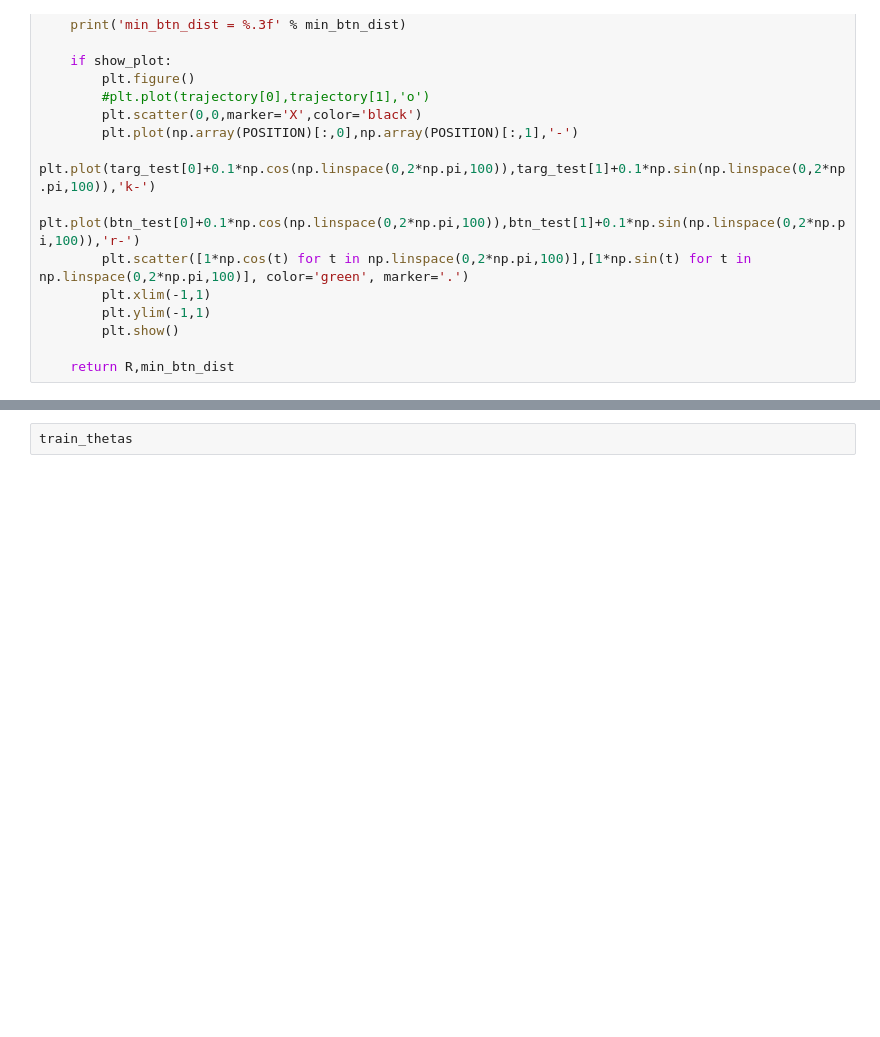
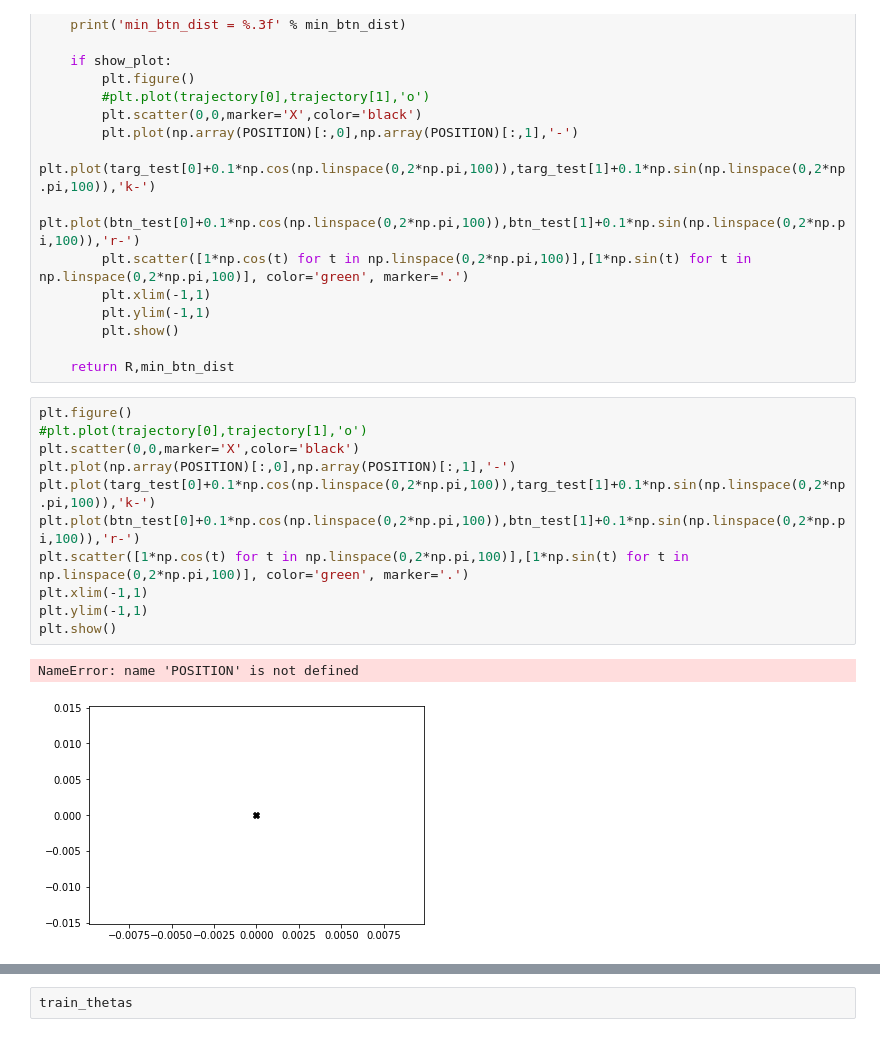
Before and after one commit to cristianocapone/LTTB, a Jupyter notebook: ButtonAndFood/ButtonAndFood-Button_state_noRec-randomButton_Mino.ipynb, the cells around one changed output, grey strips where cells are left out. Cells and saved outputs as stored; diff of their text form; blank space fills up the shorter version.

```diff
--- a/ButtonAndFood/ButtonAndFood-Button_state_noRec-randomButton_Mino.ipynb
+++ b/ButtonAndFood/ButtonAndFood-Button_state_noRec-randomButton_Mino.ipynb
@@ -536,6 +551,20 @@ def make_test(btn_theta, show_plot=True):
         plt.show()
 
     return R,min_btn_dist
+# %%
+plt.figure()
+#plt.plot(trajectory[0],trajectory[1],'o')
+plt.scatter(0,0,marker='X',color='black')
+plt.plot(np.array(POSITION)[:,0],np.array(POSITION)[:,1],'-')
+plt.plot(targ_test[0]+0.1*np.cos(np.linspace(0,2*np.pi,100)),targ_test[1]+0.1*np.sin(np.linspace(0,2*np.pi,100)),'k-')
+plt.plot(btn_test[0]+0.1*np.cos(np.linspace(0,2*np.pi,100)),btn_test[1]+0.1*np.sin(np.linspace(0,2*np.pi,100)),'r-')
+plt.scatter([1*np.cos(t) for t in np.linspace(0,2*np.pi,100)],[1*np.sin(t) for t in np.linspace(0,2*np.pi,100)], color='green', marker='.')
+plt.xlim(-1,1)
+plt.ylim(-1,1)
+plt.show()
+# %% [output]
+NameError: name 'POSITION' is not defined
+[figure, added]
 # %%
 #btn_theta = random.random()*2*np.pi
 
```
Also changed, not shown: parts of 16 cells of this notebook.
